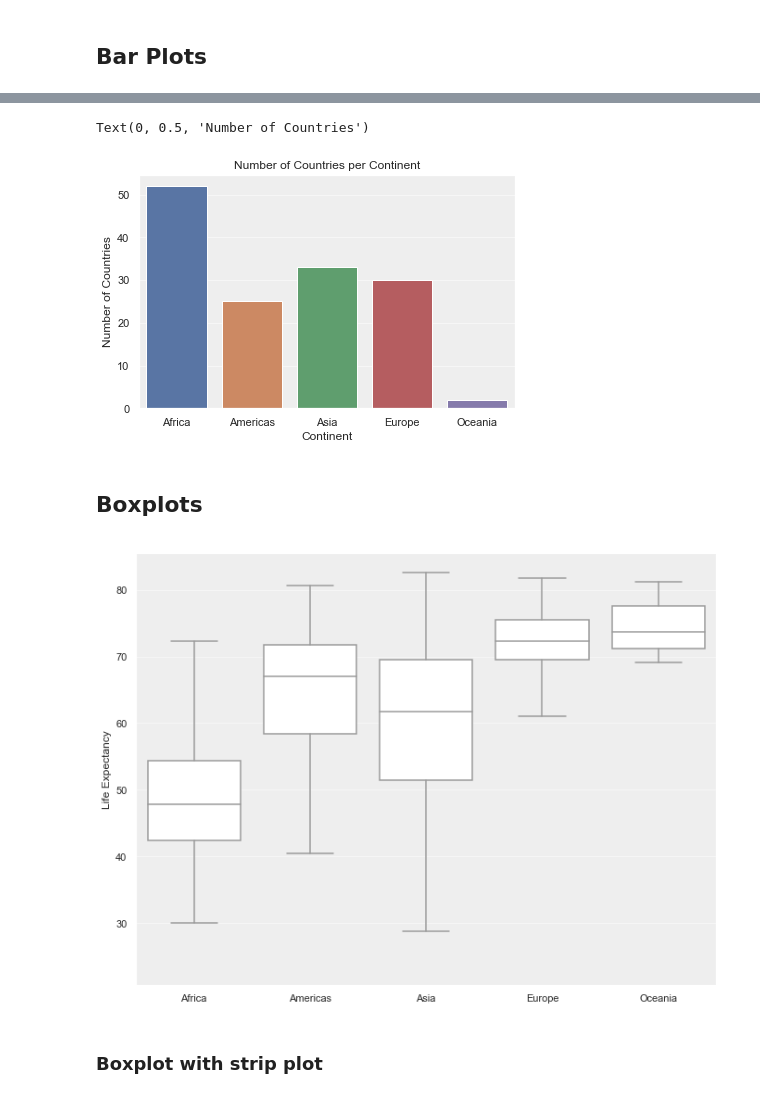
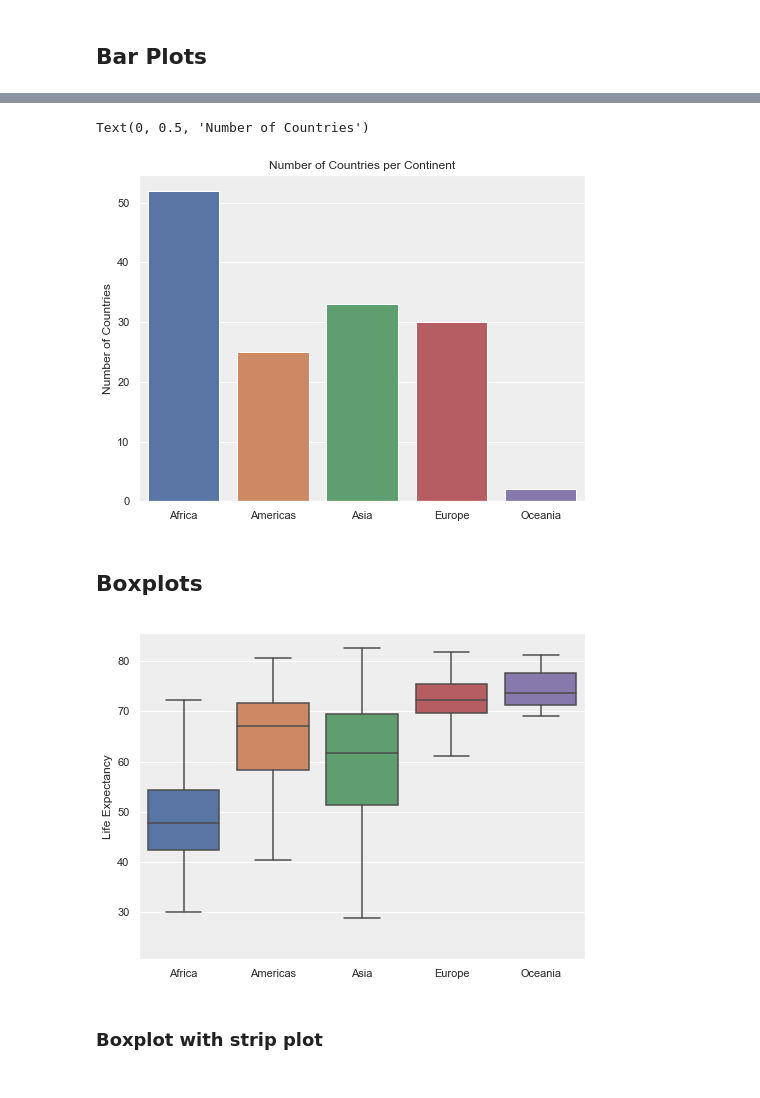
Before and after one commit to tylerhuntington222/journal-club-plotting-demo, a Jupyter notebook: Journal_Club_seaborn.ipynb, the cells around one changed output, grey strips where cells are left out. Saved outputs shown, nothing was run; the diff lists cells and outputs as text; code cells hidden in the pictures.

```diff
--- a/Journal_Club_seaborn.ipynb
+++ b/Journal_Club_seaborn.ipynb
@@ -14,3 +25,7 @@ The `sns.set()` function allows us to change some of the `rcParams`. Here, we're
+# %%
+gm = pd.read_csv('data/gapminder.tsv', sep='\t')
+latest_year = gm['year'].max()
+gm_latest = gm[gm['year']==latest_year]
 # %% [markdown]
 ## Histograms
 # %%
@@ -65,0 +93,6 @@ plt.ylabel('# of Countries');
+# %%
+countries = gm[['country', 'continent']]
+countries = countries.drop_duplicates()
+country_counts = countries.groupby('continent', as_index=False)['country'].count()
+country_counts.columns = ['continent', 'n_countries']
+country_counts
@@ -66,24 +106,21 @@ plt.ylabel('# of Countries');
 # %%
+plt.figure(figsize=(8, 6))
 sns.barplot(x="continent", y="n_countries", data=country_counts)
 plt.title('Number of Countries per Continent')
-plt.xlabel('Continent')
+plt.xlabel('')
 plt.ylabel('Number of Countries')
 # %% [output]
 Text(0, 0.5, 'Number of Countries')
-[figure, old version]
+[figure, new version]
 # %% [markdown]
 ## Boxplots
 # %%
-plt.figure(figsize=(10, 8))
-
-sns.boxplot(x="continent", y="lifeExp", data=gm,
-            order=np.sort(gm.continent.unique()),
-            color='white', fliersize=0)
-
+plt.figure(figsize=(8, 6))
+sns.boxplot(x="continent", y="lifeExp", data=gm, order=np.sort(gm.continent.unique()), fliersize=0)
 plt.xlabel('')
 plt.ylabel('Life Expectancy');
 # %% [output]
-[figure, old version]
+[figure, new version]
 # %% [markdown]
 ### Boxplot with strip plot
 # %%
```
Also changed, not shown: parts of 37 cells of this notebook.
